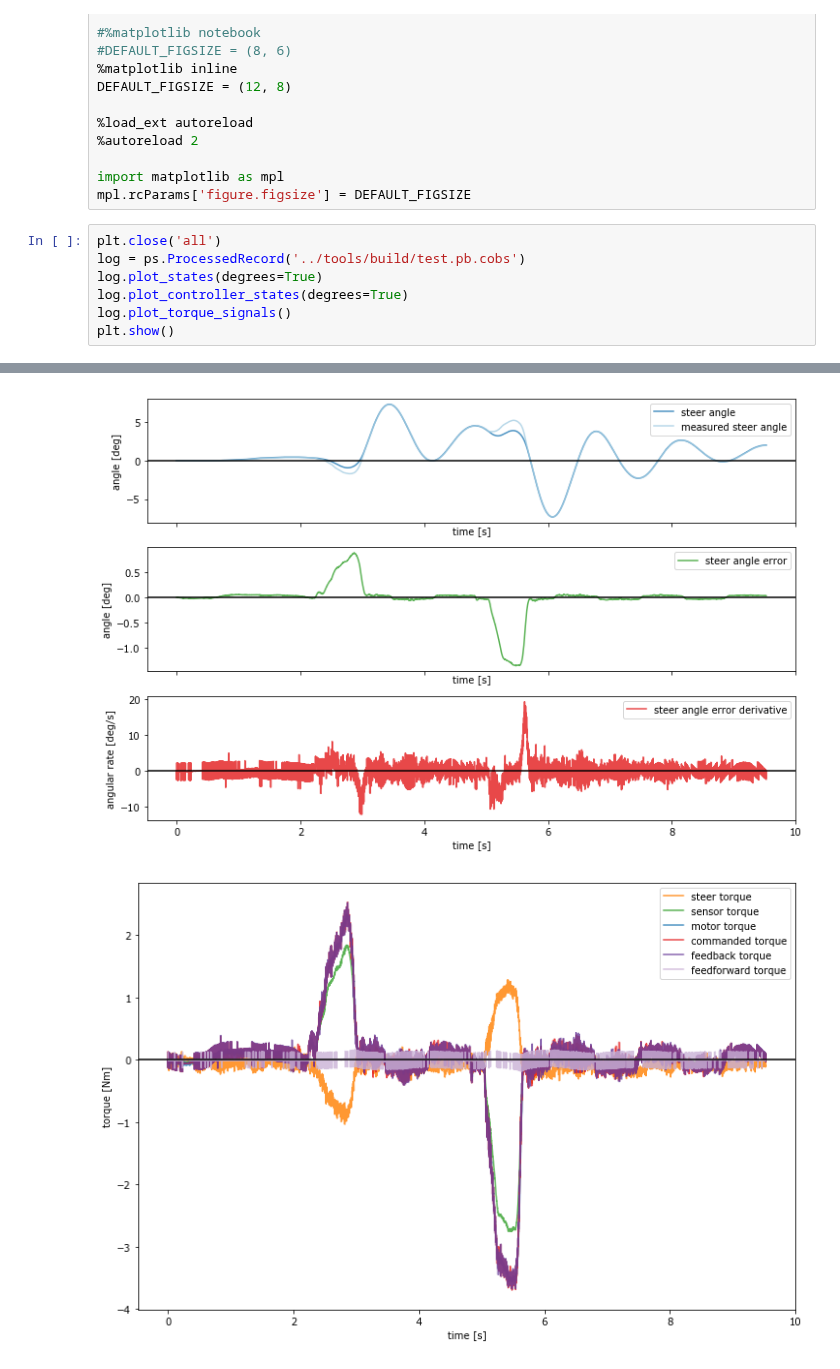
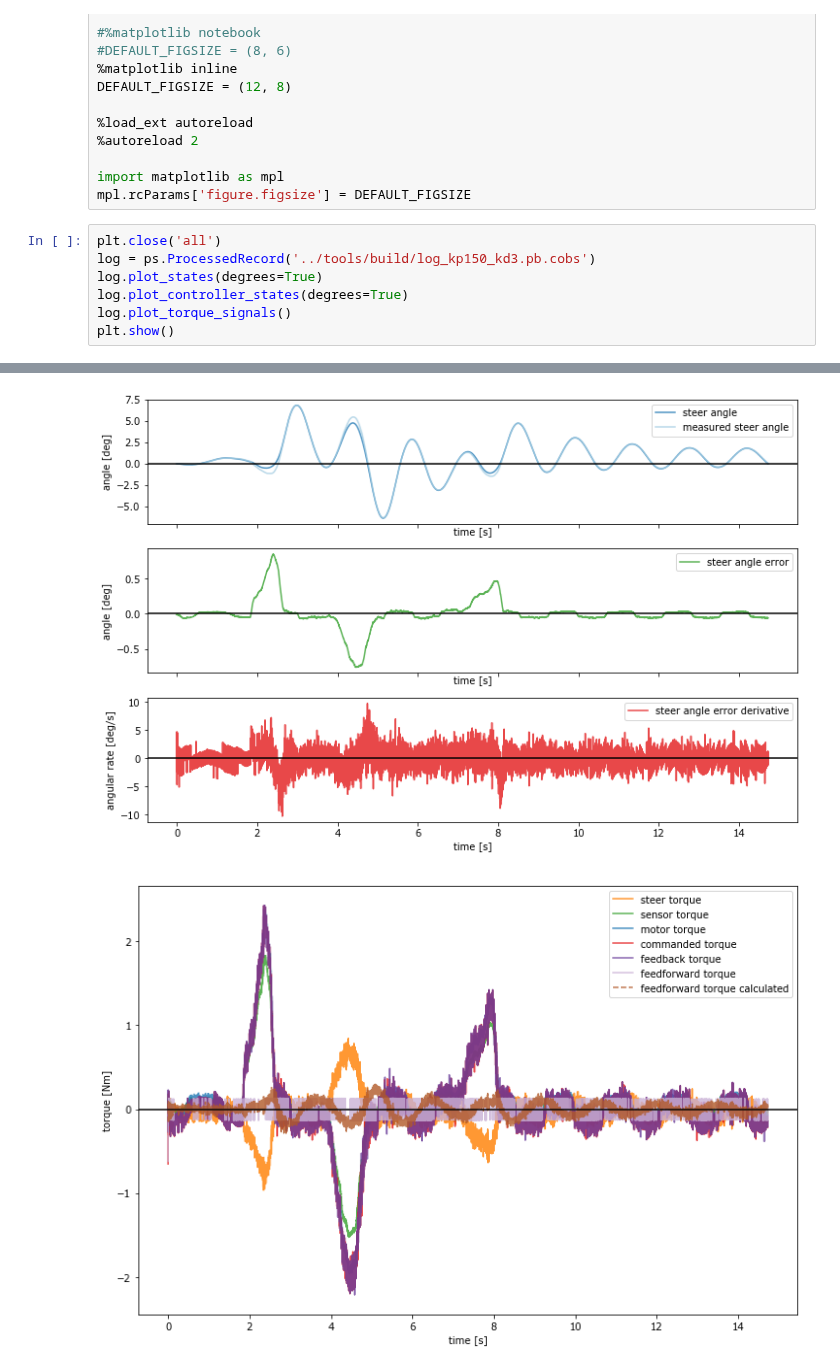
Before and after one commit to oliverlee/phobos, a Jupyter notebook: scripts/plot_simulator_messages.ipynb, the cells around one changed output, grey strips where cells are left out. Drawn from its saved outputs; the diff is of its cells as text.

Commit message:
Add plot without feedforward

```diff
--- a/scripts/plot_simulator_messages.ipynb
+++ b/scripts/plot_simulator_messages.ipynb
@@ -19,7 +19,7 @@ import matplotlib as mpl
 mpl.rcParams['figure.figsize'] = DEFAULT_FIGSIZE
 # %%
 plt.close('all')
-log = ps.ProcessedRecord('../tools/build/test.pb.cobs')
+log = ps.ProcessedRecord('../tools/build/log_kp150_kd3.pb.cobs')
 log.plot_states(degrees=True)
 log.plot_controller_states(degrees=True)
 log.plot_torque_signals()
@@ -29,2 +29,2 @@ plt.show()
-[figure, old version]
+[figure, new version]
-[figure, old version]
+[figure, new version]
```
Also changed, not shown: parts of 1 cell of this notebook, 1 other file.
